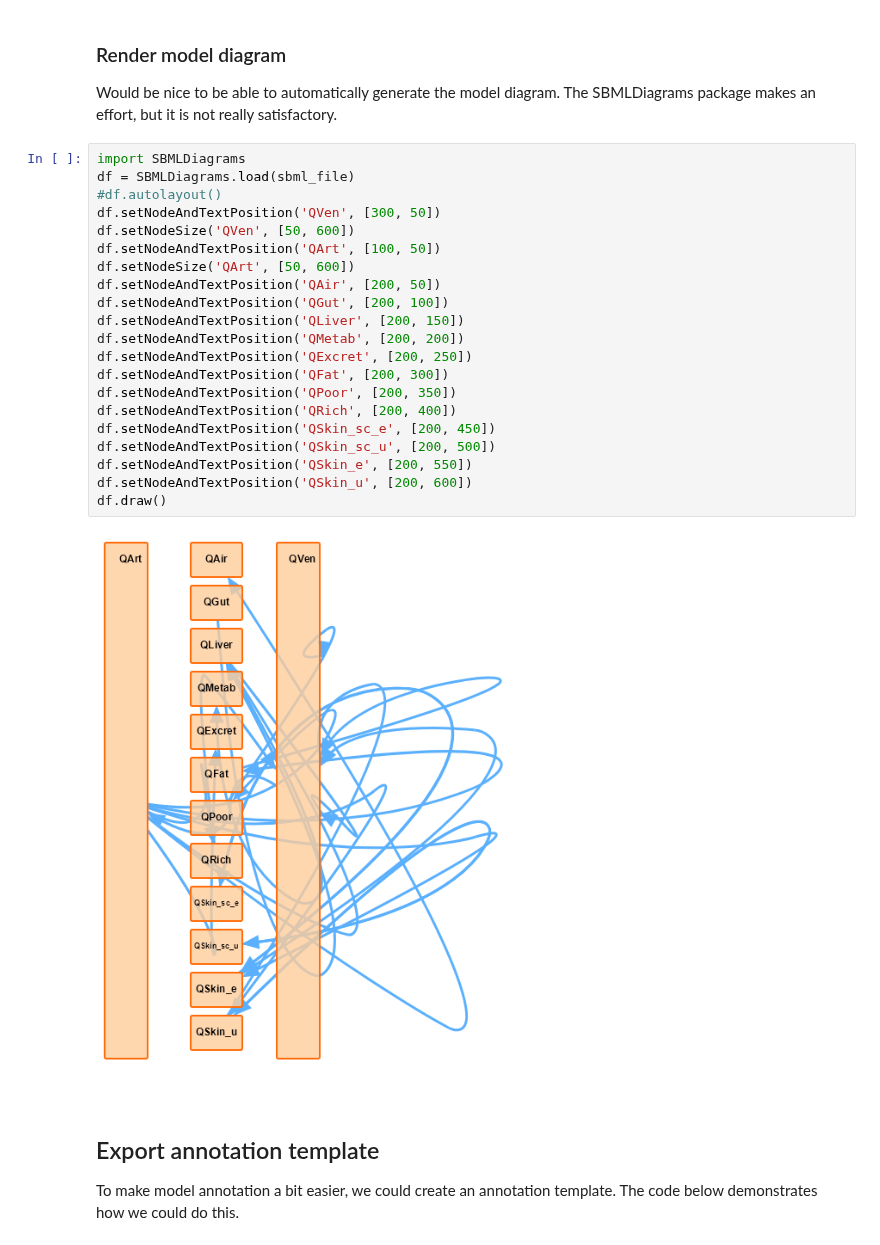
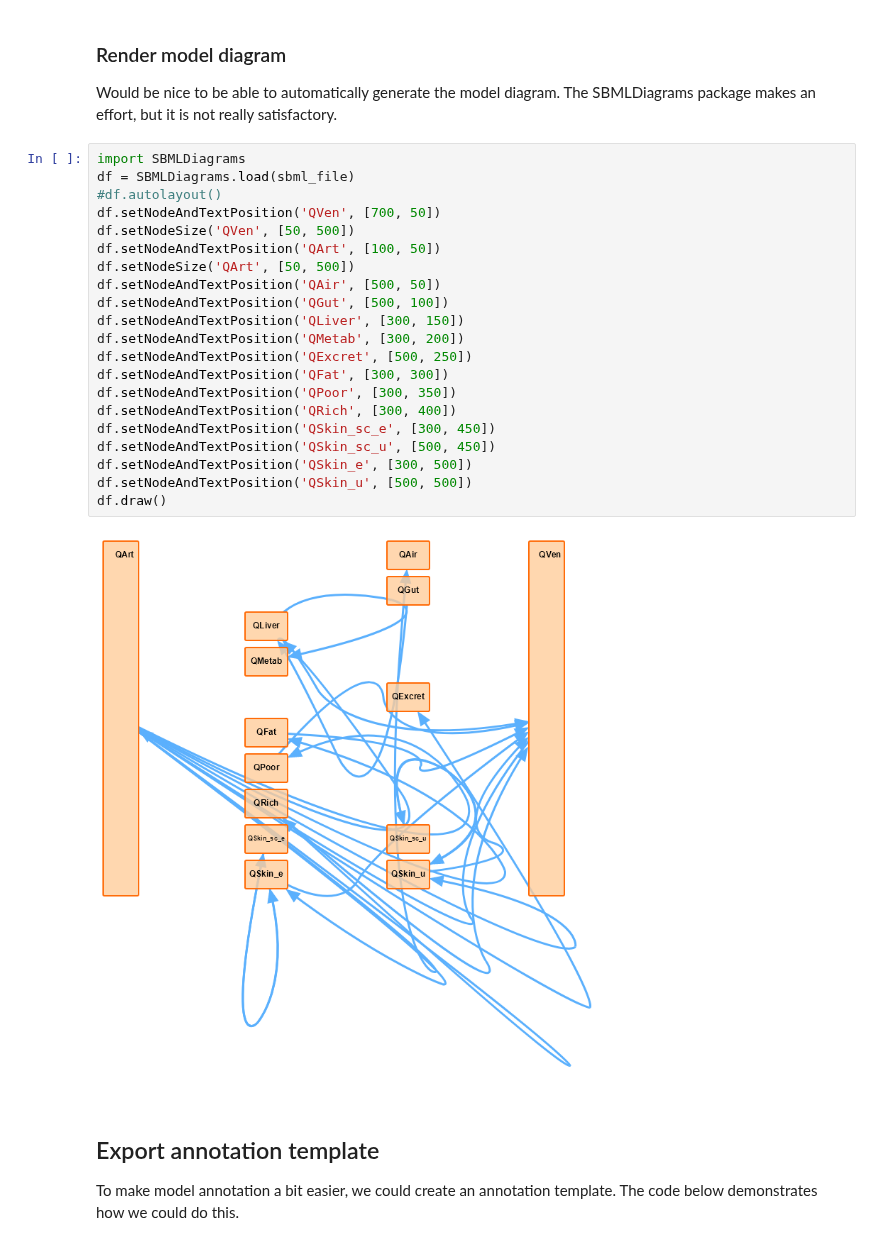
Before and after one commit to rivm-syso/euromix-to-sbml, a Jupyter notebook: notebooks/get_model_info.ipynb, the cells around one changed output. Cells and saved outputs as stored; diff of their text form.

```diff
--- a/notebooks/get_model_info.ipynb
+++ b/notebooks/get_model_info.ipynb
@@ -256,26 +256,26 @@ Would be nice to be able to automatically generate the model diagram. The SBMLDi
 # %%
 import SBMLDiagrams
 df = SBMLDiagrams.load(sbml_file)
 #df.autolayout()
-df.setNodeAndTextPosition('QVen', [300, 50])
-df.setNodeSize('QVen', [50, 600])
+df.setNodeAndTextPosition('QVen', [700, 50])
+df.setNodeSize('QVen', [50, 500])
 df.setNodeAndTextPosition('QArt', [100, 50])
-df.setNodeSize('QArt', [50, 600])
-df.setNodeAndTextPosition('QAir', [200, 50])
-df.setNodeAndTextPosition('QGut', [200, 100])
-df.setNodeAndTextPosition('QLiver', [200, 150])
-df.setNodeAndTextPosition('QMetab', [200, 200])
-df.setNodeAndTextPosition('QExcret', [200, 250])
-df.setNodeAndTextPosition('QFat', [200, 300])
-df.setNodeAndTextPosition('QPoor', [200, 350])
-df.setNodeAndTextPosition('QRich', [200, 400])
-df.setNodeAndTextPosition('QSkin_sc_e', [200, 450])
-df.setNodeAndTextPosition('QSkin_sc_u', [200, 500])
-df.setNodeAndTextPosition('QSkin_e', [200, 550])
-df.setNodeAndTextPosition('QSkin_u', [200, 600])
+df.setNodeSize('QArt', [50, 500])
+df.setNodeAndTextPosition('QAir', [500, 50])
+df.setNodeAndTextPosition('QGut', [500, 100])
+df.setNodeAndTextPosition('QLiver', [300, 150])
+df.setNodeAndTextPosition('QMetab', [300, 200])
+df.setNodeAndTextPosition('QExcret', [500, 250])
+df.setNodeAndTextPosition('QFat', [300, 300])
+df.setNodeAndTextPosition('QPoor', [300, 350])
+df.setNodeAndTextPosition('QRich', [300, 400])
+df.setNodeAndTextPosition('QSkin_sc_e', [300, 450])
+df.setNodeAndTextPosition('QSkin_sc_u', [500, 450])
+df.setNodeAndTextPosition('QSkin_e', [300, 500])
+df.setNodeAndTextPosition('QSkin_u', [500, 500])
 df.draw()
 # %% [output]
-[figure, old version]
+[figure, new version]
 # %% [markdown]
 ## Export annotation template
 
```
Also changed, not shown: 9 other files.
